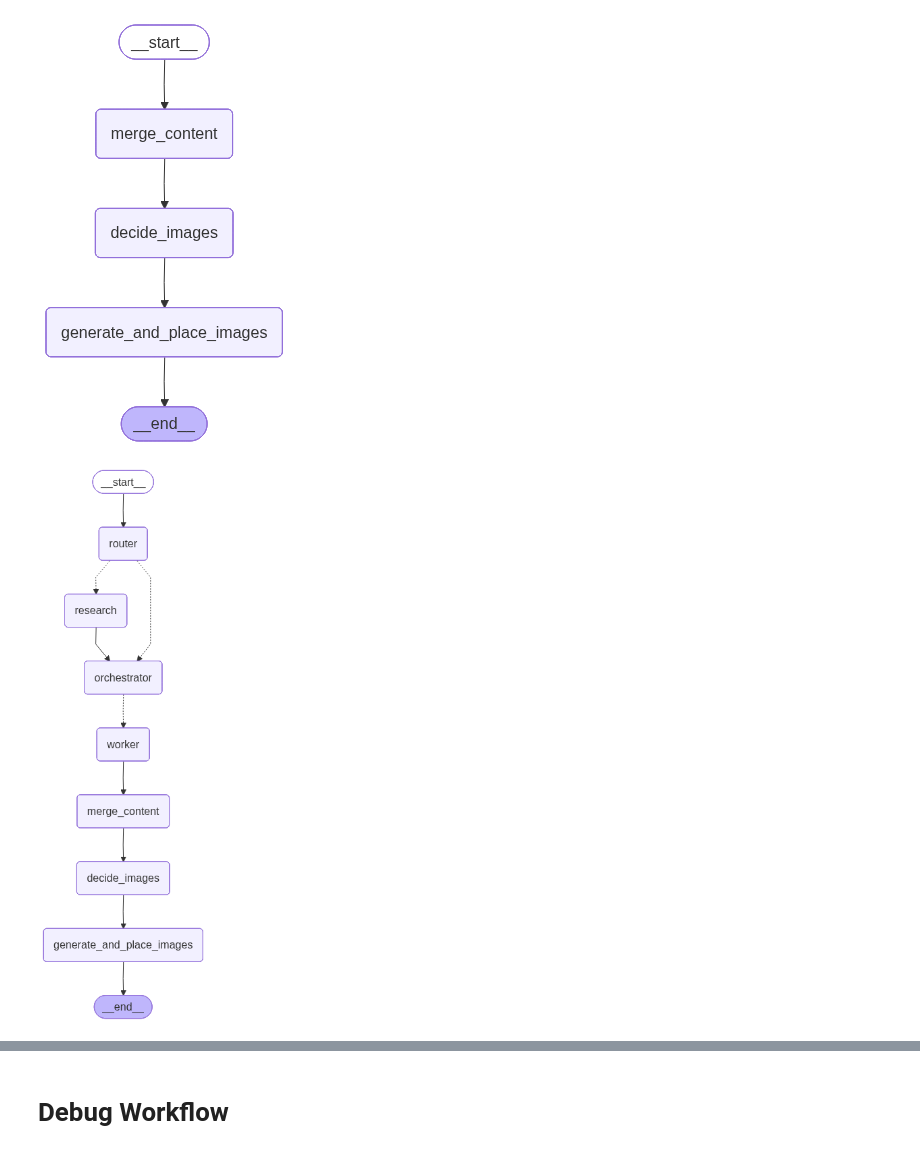
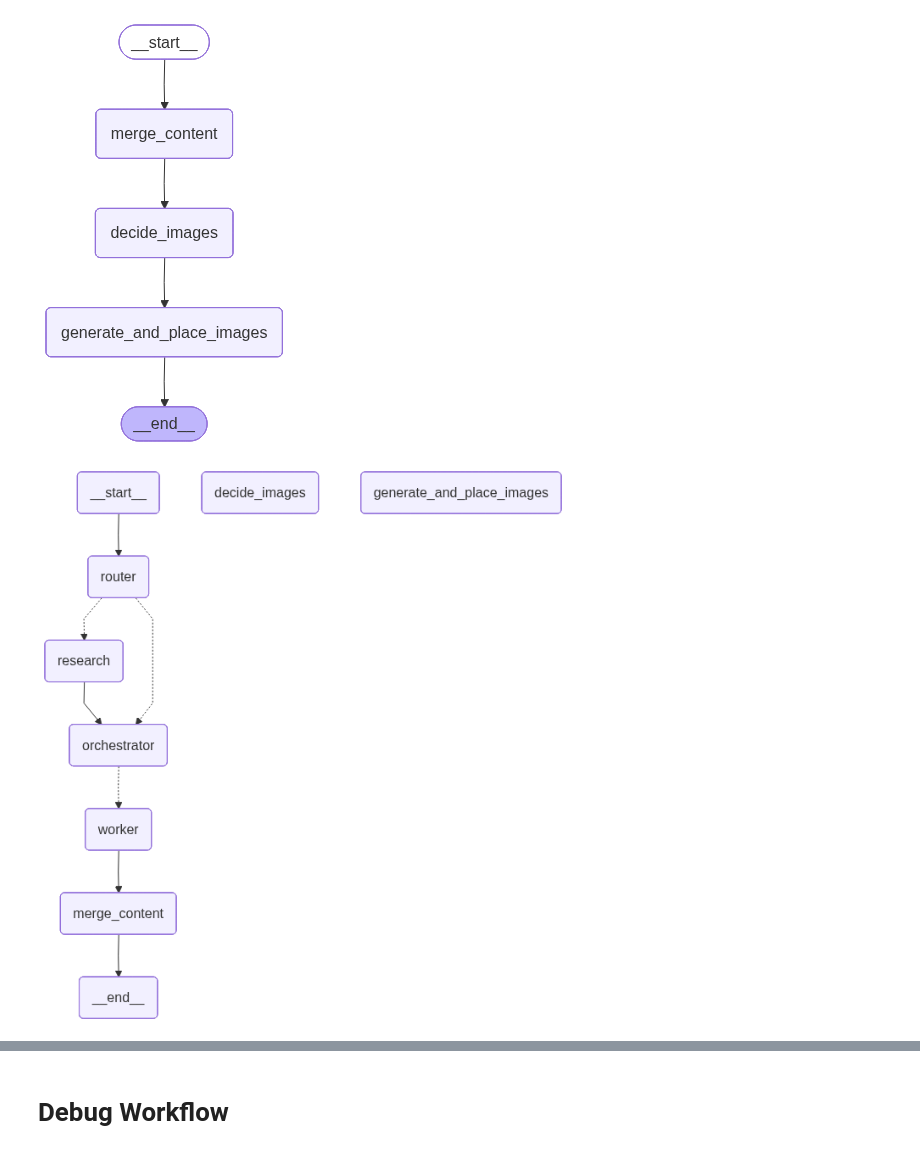
Before and after one commit to Pranay5519/langgraph-playlist, a Jupyter notebook: blog_agent/4_bwa_image_generation.ipynb, the cells around one changed output, grey strips where cells are left out. Drawn from its saved outputs; the diff is of its cells as text; code cells hidden in the pictures.

```diff
--- a/blog_agent/4_bwa_image_generation.ipynb
+++ b/blog_agent/4_bwa_image_generation.ipynb
@@ -31,7 +33,7 @@ class Task(BaseModel):
         ...,
         min_length=3,
         max_length=6,
-        description="3–6 concrete, non-overlapping subpoints to cover in this section.",
+        description="5-7 concrete, non-overlapping subpoints to cover in this section.",
     )
     target_words: int = Field(..., description="Target word count for this section (120–550).")
 
@@ -51,10 +53,10 @@ class Plan(BaseModel):
 
 
 class EvidenceItem(BaseModel):
-    title: str
+    title: Optional[str] = None
     url: str
-    published_at: Optional[str] = None  # keep if Tavily provides; DO NOT rely on it
     snippet: Optional[str] = None
+    published_at: Optional[str] = None
     source: Optional[str] = None
 
 
@@ -103,7 +105,7 @@ class State(TypedDict):
     final: str
 # %%
 structured_llm = ChatOllama(
-    model="deepseek-r1:latest",
+    model="qwen3:latest",
     format="json",
     temperature=0
 )
@@ -177,15 +179,13 @@ def _tavily_search(query: str, max_results: int = 5) -> List[dict]:
 
     normalized: List[dict] = []
     for r in results or []:
-        normalized.append(
-            {
-                "title": r.get("title") or "",
-                "url": r.get("url") or "",
-                "snippet": r.get("content") or r.get("snippet") or "",
-                "published_at": r.get("published_date") or r.get("published_at"),
-                "source": r.get("source"),
-            }
-        )
+        normalized.append({
+            "title": r.get("title"),
+            "url": r.get("url"),
+            "snippet": r.get("content") or r.get("snippet"),
+            "published_at": r.get("published_date") or r.get("published_at"),
+            "source": r.get("source"),
+       })
     return normalized
 
 
@@ -200,6 +200,9 @@ Rules:
   If missing or unclear, set published_at=null. Do NOT guess.
 - Keep snippets short.
 - Deduplicate by URL.
+-Every EvidenceItem must contain the keys:
+    title, url, snippet, published_at, source.
+-If a value is missing, use null.
 """
 from langchain_core.output_parsers import PydanticOutputParser
 from langchain_core.output_parsers import PydanticOutputParser
@@ -220,8 +223,7 @@ def research_node(state: State) -> dict:
     parser = PydanticOutputParser(pydantic_object=EvidencePack)
 
     prompt = ChatPromptTemplate.from_messages([
-        ("system", RESEARCH_SYSTEM),
-        ("system", "{format_instructions}"),
+        ("system", ROUTER_SYSTEM + "\n{format_instructions}"),
         ("human", "{raw_results}")
     ])
 
@@ -249,10 +251,10 @@ ORCH_SYSTEM = """You are a senior technical writer and developer advocate.
 Your job is to produce a highly actionable outline for a technical blog post.
 
 Hard requirements:
-- Create 3-5 sections (tasks) suitable for the topic and audience.
+- Create 5-7 sections (tasks) suitable for the topic and audience.
 - Each task must include:
   1) goal (1 sentence)
-  2) 3–6 bullets that are concrete, specific, and non-overlapping
+  2) 5-7 bullets that are concrete, specific, and non-overlapping
   3) target word count (120–550)
 
 Quality bar:
@@ -287,10 +289,7 @@ def orchestrator_node(state: State) -> dict:
     parser = PydanticOutputParser(pydantic_object=Plan)
 
     prompt = ChatPromptTemplate.from_messages([
-        (
-            "system",
-            "Create a blog plan with 5–7 sections.\n{format_instructions}"
-        ),
+        ("system", ORCH_SYSTEM + "\n{format_instructions}"),
         (
             "human",
             "Topic: {topic}\n"
@@ -546,29 +586,29 @@ reducer_subgraph
 # %%
 # -----------------------------
 # 9) Build main graph
 # -----------------------------
 g = StateGraph(State)
 g.add_node("router", router_node)
 g.add_node("research", research_node)
 g.add_node("orchestrator", orchestrator_node)
 g.add_node("worker", worker_node)
 g.add_node("merge_content", merge_content)
 g.add_node("decide_images" , decide_images)
 g.add_node("generate_and_place_images" , generate_and_place_images)
 
 g.add_edge(START, "router")
 g.add_conditional_edges("router", route_next, {"research": "research", "orchestrator": "orchestrator"})
 g.add_edge("research", "orchestrator")
 
 g.add_conditional_edges("orchestrator", fanout, ["worker"])
 g.add_edge("worker", "merge_content")
-g.add_edge("merge_content", "decide_images")
-g.add_edge("decide_images","generate_and_place_images" )
-g.add_edge("generate_and_place_images" , END)
+g.add_edge("merge_content", END)
+# g.add_edge("decide_images","generate_and_place_images" )
+# g.add_edge("generate_and_place_images" , END)
 
 
 app = g.compile(debug= True)
 app
 # %% [output]
-[figure, old version]
+[figure, new version]
 # %%
```
Also changed, not shown: parts of 19 cells of this notebook, 15 other files.
